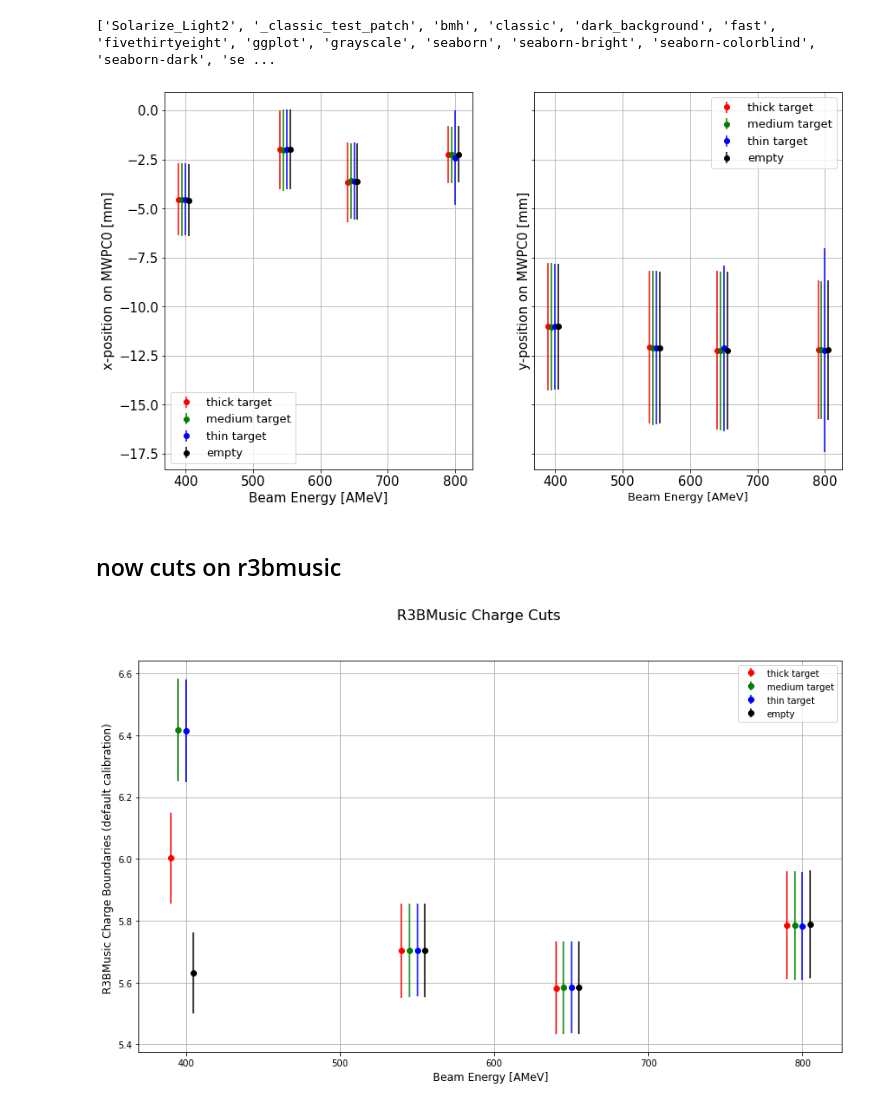
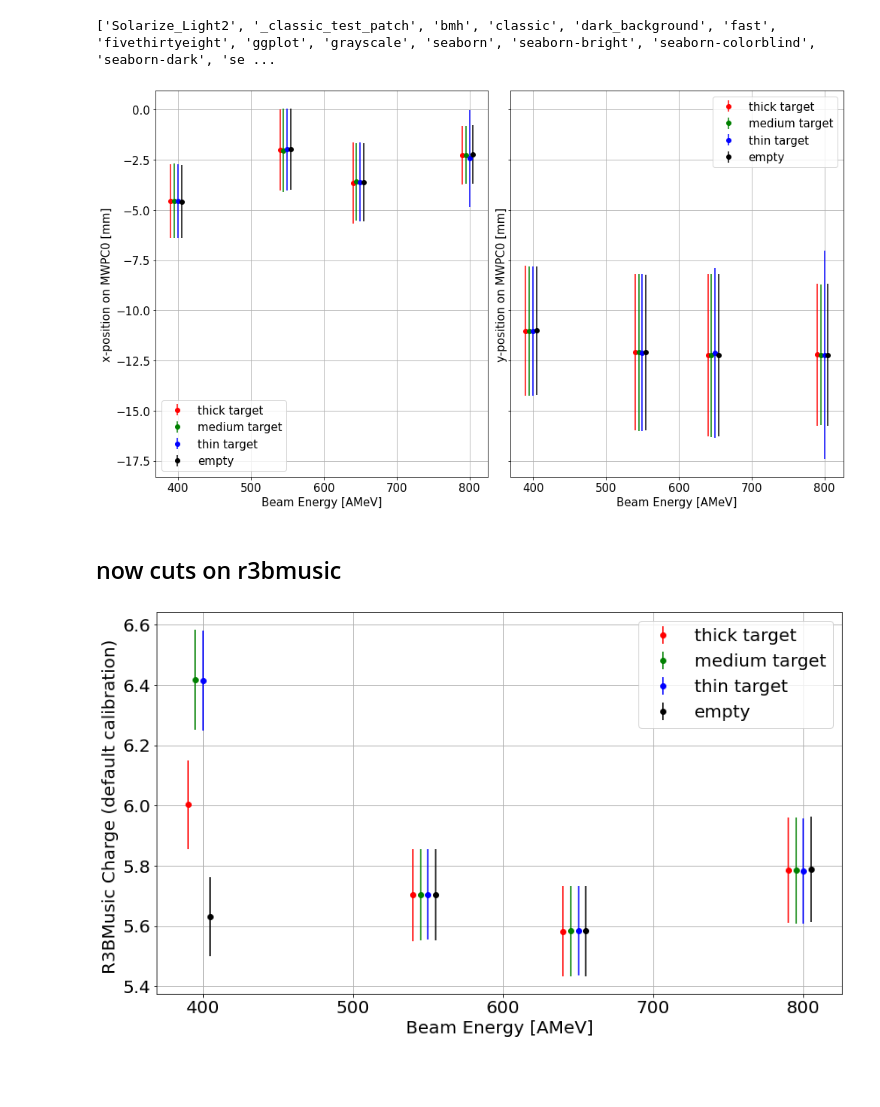
Before and after one commit to jenegger/r3bweek24_gsi, a Jupyter notebook: Untitled1.ipynb, the cells around one changed output. Drawn from its saved outputs; the diff is of its cells as text; code cells hidden in the pictures; blank space fills up the shorter version.

```diff
--- a/Untitled1.ipynb
+++ b/Untitled1.ipynb
@@ -36,7 +36,7 @@ ax[0].errorbar(df.loc[df["targettype"] == "c_1086"]["energy"],df.loc[df["targett
 ax[0].errorbar(df.loc[df["targettype"] == "c_54"]["energy"],df.loc[df["targettype"] == "c_54"]["mean_mw0_x"],yerr = df.loc[df["targettype"] == "c_54"]["mw0_err_x"],color='blue',fmt="o",label="thin target")
 ax[0].errorbar(df.loc[df["targettype"] == "empty"]["energy"],df.loc[df["targettype"] == "empty"]["mean_mw0_x"],yerr = df.loc[df["targettype"] == "empty"]["mw0_err_x"],color='black',fmt="o",label="empty")
 
-ax[0].legend(fontsize=13)
+ax[0].legend(fontsize=15)
 ax[0].grid()
 ax[0].set_xlabel("Beam Energy [AMeV]",fontsize=15)
 ax[0].set_ylabel("x-position on MWPC0 [mm]",fontsize=15)
@@ -48,34 +48,37 @@ ax[1].errorbar(df.loc[df["targettype"] == "c_1086"]["energy"],df.loc[df["targett
 ax[1].errorbar(df.loc[df["targettype"] == "c_54"]["energy"],df.loc[df["targettype"] == "c_54"]["mean_mw0_y"],yerr = df.loc[df["targettype"] == "c_54"]["mw0_err_y"],color='blue',fmt="o",label="thin target")
 ax[1].errorbar(df.loc[df["targettype"] == "empty"]["energy"],df.loc[df["targettype"] == "empty"]["mean_mw0_y"],yerr = df.loc[df["targettype"] == "empty"]["mw0_err_y"],color='black',fmt="o",label="empty")
 ax[1].tick_params(axis='both', which='major', labelsize=15)
-ax[1].legend(fontsize=13)
+ax[1].legend(fontsize=15)
 ax[1].grid()
-ax[1].set_xlabel("Beam Energy [AMeV]",fontsize=13)
+ax[1].set_xlabel("Beam Energy [AMeV]",fontsize=15)
 ax[1].set_ylabel("y-position on MWPC0 [mm]",fontsize=15)
-
+ax[1].tick_params(axis='both', which='major', labelsize=15)
+fig.tight_layout()
 #fig.suptitle('MWPC0 X-Y Position Cuts', fontsize=18)
 #ax.set_title("MWPC0 X seletion cuts")
 fig.savefig("mwpc0_cutxy.png",dpi=300)
 # %% [output]
-[figure, old version]
+[figure, new version]
 # %% [markdown]
 ## now cuts on r3bmusic
 # %%
 fig, ax = plt.subplots()
 fig.set_figheight(8)
 fig.set_figwidth(14)
 ax.errorbar(df.loc[df["targettype"] == "c_2198"]["energy"],df.loc[df["targettype"] == "c_2198"]["r3b_mean_charge"],yerr = df.loc[df["targettype"] == "c_2198"]["r3b_err_charge"],color='red',fmt="o",label="thick target")
 ax.errorbar(df.loc[df["targettype"] == "c_1086"]["energy"],df.loc[df["targettype"] == "c_1086"]["r3b_mean_charge"],yerr = df.loc[df["targettype"] == "c_1086"]["r3b_err_charge"],color='green',fmt="o",label="medium target")
 ax.errorbar(df.loc[df["targettype"] == "c_54"]["energy"],df.loc[df["targettype"] == "c_54"]["r3b_mean_charge"],yerr = df.loc[df["targettype"] == "c_54"]["r3b_err_charge"],color='blue',fmt="o",label="thin target")
 ax.errorbar(df.loc[df["targettype"] == "empty"]["energy"],df.loc[df["targettype"] == "empty"]["r3b_mean_charge"],yerr = df.loc[df["targettype"] == "empty"]["r3b_err_charge"],color='black',fmt="o",label="empty")
 
-ax.legend()
+ax.legend(fontsize=20)
 ax.grid()
-ax.set_xlabel("Beam Energy [AMeV]",fontsize=12)
-ax.set_ylabel("R3BMusic Charge Boundaries (default calibration) ",fontsize=12)
+ax.set_xlabel("Beam Energy [AMeV]",fontsize=20)
+ax.set_ylabel("R3BMusic Charge (default calibration) ",fontsize=20)
 
-fig.suptitle('R3BMusic Charge Cuts', fontsize=16)
+ax.xaxis.set_tick_params(labelsize=20)
+ax.yaxis.set_tick_params(labelsize=20)
+#fig.suptitle('R3BMusic Charge Cuts', fontsize=16)
 #ax.set_title("MWPC0 X seletion cuts")
 fig.savefig("r3bmusic_charge_cuts.png")
 # %% [output]
-[figure, old version]
+[figure, new version]
```
Also changed, not shown: 29 other files.
